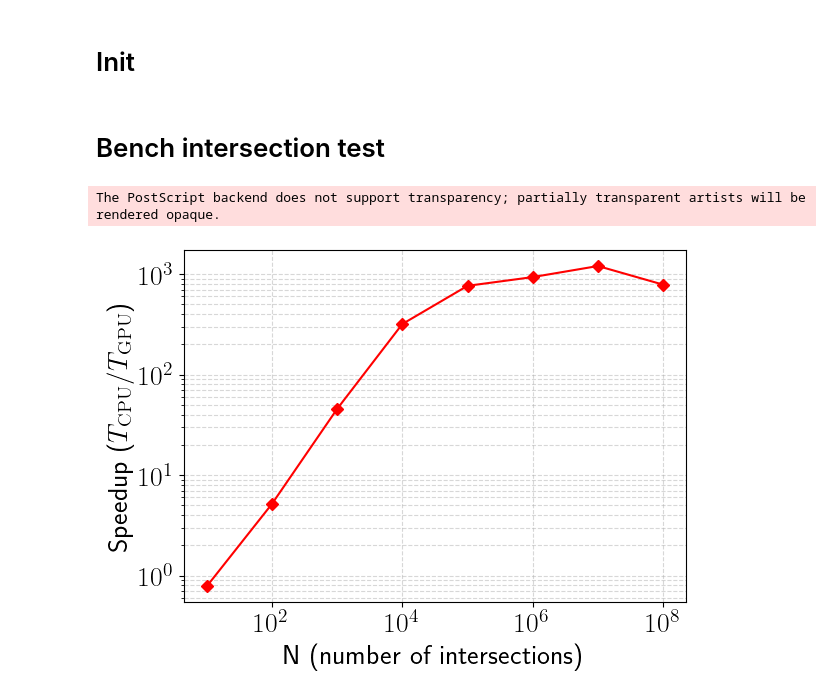
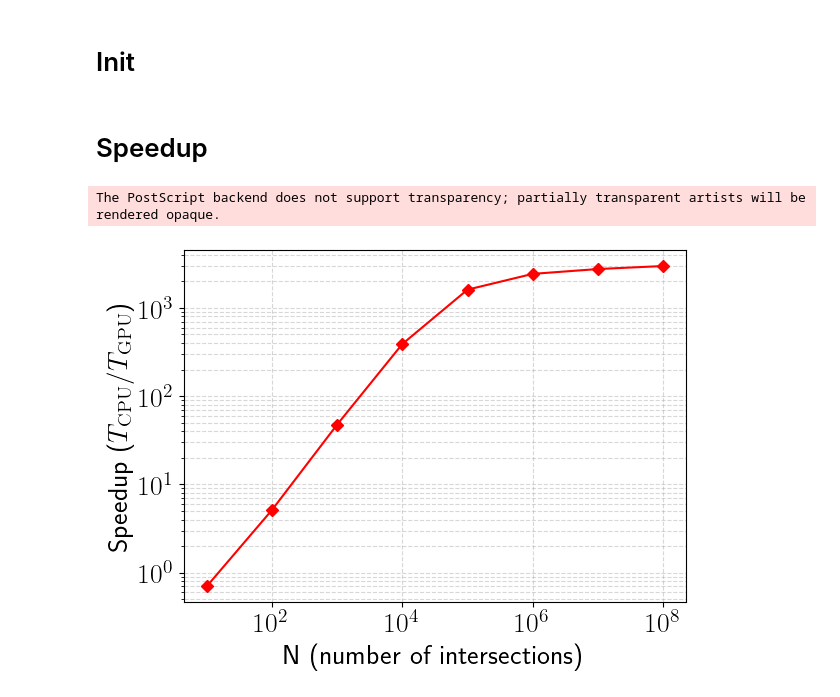
Before and after one commit to ctfl-public/isthmus, a Jupyter notebook: examples/GPU speedup test/plot-speedup.ipynb, the cells around one changed output. Drawn from its saved outputs; the diff is of its cells as text; code cells hidden in the pictures.

Commit message:
Add GPU speedup results of A100

```diff
--- a/examples/GPU speedup test/plot-speedup.ipynb
+++ b/examples/GPU speedup test/plot-speedup.ipynb
@@ -10,25 +10,27 @@ plt.rc('font', size=20)
 p_style = ["D","x","o","s","h","^","v"]
 l_style = ["-","--",":","-.",(0, (7, 2, 3, 2))]
 color = ["k","r","b","g","m","y","c","tab:gray"]
+
+# bench_df = pd.read_csv('bench_intersection_results.csv')
+bench_df = pd.read_csv('bench_intersection_A100_results.csv')
+# bench_df = pd.read_csv('bench_intersection_P100_results.csv')
 # %% [markdown]
-# Bench intersection test
+# Speedup
 # %%
-# bench_df = pd.read_csv('bench_intersection_results1_modified.csv')
-bench_df = pd.read_csv('bench_intersection_results.csv')
-
 fig_bench, ax_bench = plt.subplots()
+# ax_bench.plot(bench_df['n'], bench_df['cpu_time_s'] / bench_df['gpu_total_s'],
 ax_bench.plot(bench_df['n'], bench_df['speedup_cpu_over_gpu'],
 			  marker=p_style[0], linestyle=l_style[0], color=color[1])
 
 ax_bench.set_xlabel('N (number of intersections)')
 ax_bench.set_xscale('log')
 ax_bench.set_yscale('log')
 ax_bench.set_ylabel('Speedup ($T_{\\mathrm{CPU}}/T_{\\mathrm{GPU}}$)')
 plt.grid(True, which="both", linestyle="--", alpha=0.5)
 plt.tight_layout()
 # plt.show()
 fig_bench.savefig("speedup.eps", format="eps")
 fig_bench.savefig("speedup.png", format="png")
 # %% [output]
 The PostScript backend does not support transparency; partially transparent artists will be rendered opaque.
-[figure, old version]
+[figure, new version]
```
Also changed, not shown: parts of 5 cells of this notebook, 10 other files.
